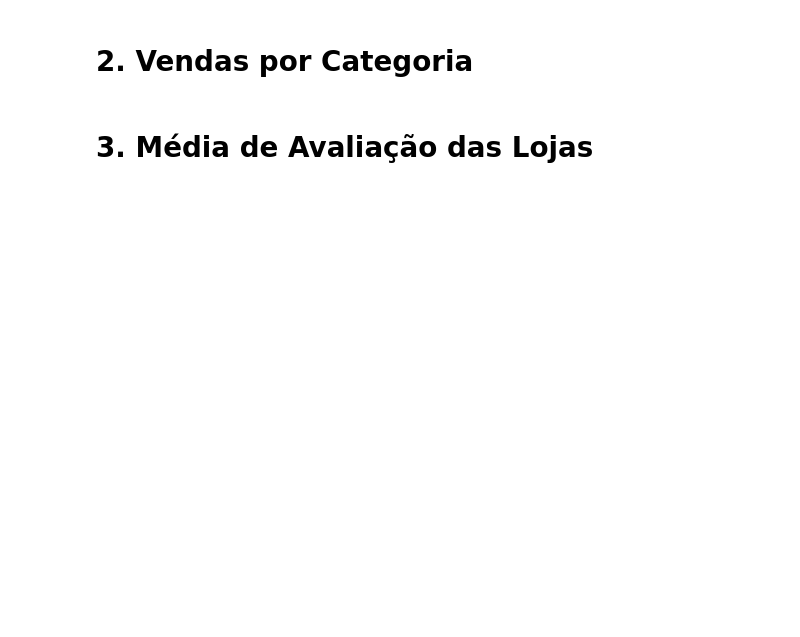
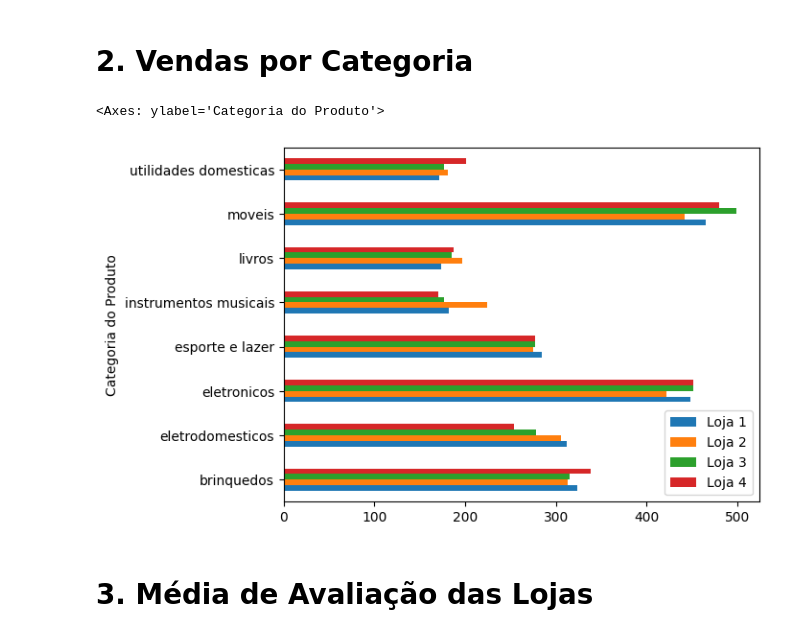
Before and after one commit to RaySilvaP/AluraStoreChallenge, a Jupyter notebook: desafio_alura_store.ipynb, the cells around one changed output. Saved outputs shown, nothing was run; the diff lists cells and outputs as text; code cells hidden in the pictures; blank space fills up the shorter version.

```diff
--- a/desafio_alura_store.ipynb
+++ b/desafio_alura_store.ipynb
@@ -26,4 +45,21 @@ loja.head()
 # %% [markdown]
 # 2. Vendas por Categoria
+# %%
+loja_vendas_categoria = loja.groupby('Categoria do Produto').size().rename('Loja 1')
+loja2_vendas_categoria = loja2.groupby('Categoria do Produto').size().rename('Loja 2')
+loja3_vendas_categoria = loja3.groupby('Categoria do Produto').size().rename('Loja 3')
+loja4_vendas_categoria = loja4.groupby('Categoria do Produto').size().rename('Loja 4')
+# %%
+vendas_categoria = pd.concat([
+    loja_vendas_categoria,
+    loja2_vendas_categoria,
+    loja3_vendas_categoria,
+    loja4_vendas_categoria], axis=1)
+
+vendas_categoria.fillna(0, inplace=True)
+vendas_categoria.plot(kind='barh')
+# %% [output]
+<Axes: ylabel='Categoria do Produto'>
+[figure, added]
 # %% [markdown]
 # 3. Média de Avaliação das Lojas
```
Also changed, not shown: parts of 7 cells of this notebook.
